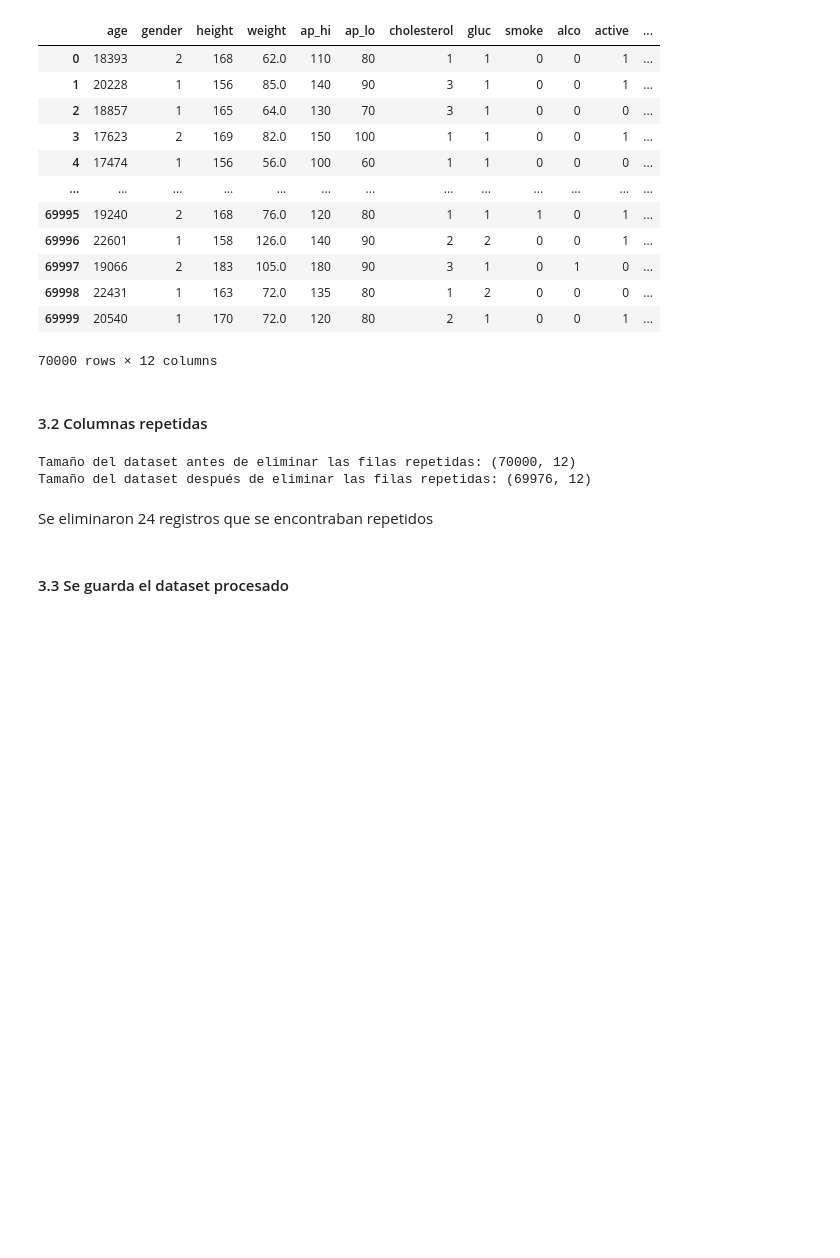
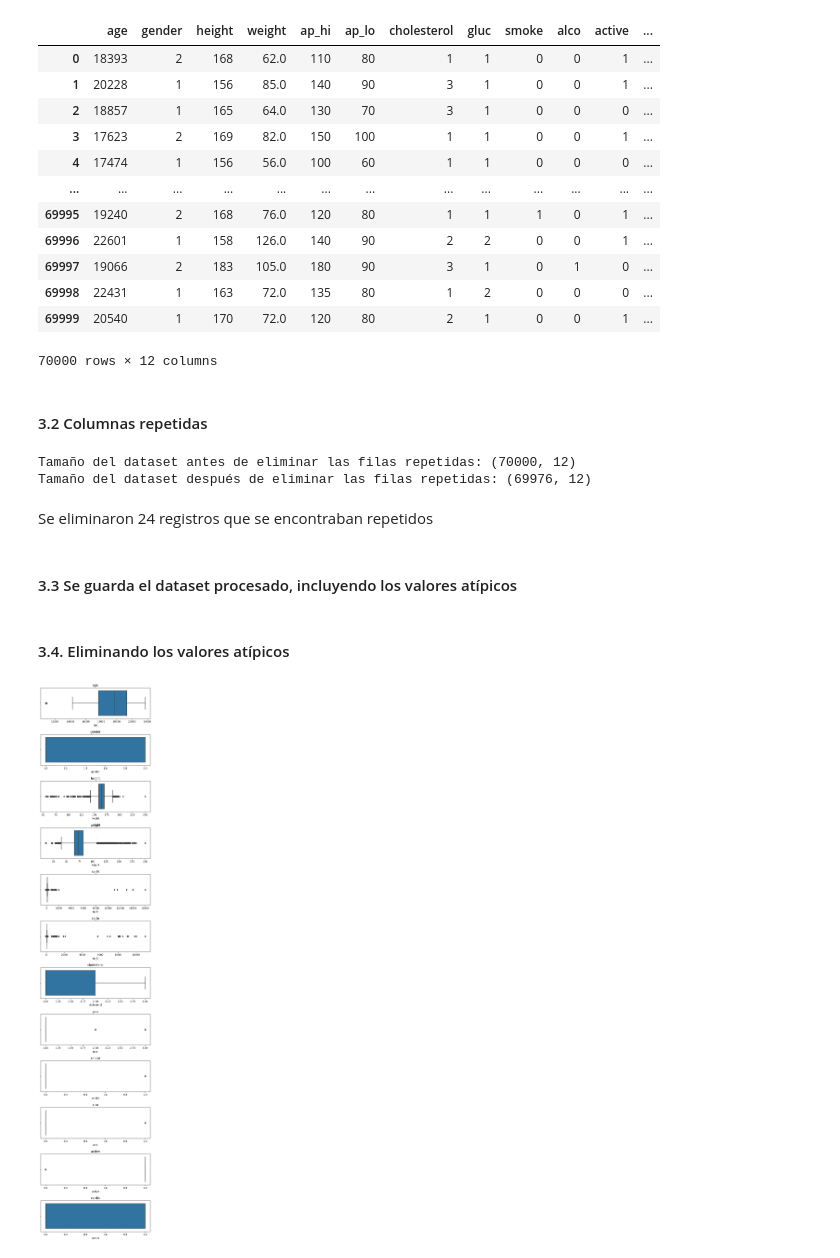
Before and after one commit to DiegoAlejandroLozano/prediccion_enfermedades_cardiovascular, a Jupyter notebook: codigo/limpieza_datos.ipynb, the cells around one changed output. Cells and saved outputs as stored; diff of their text form; code cells hidden in the pictures; blank space fills up the shorter version.

Commit message:
V7. Se crea  un nuevo dataset sin outliers

```diff
--- a/codigo/limpieza_datos.ipynb
+++ b/codigo/limpieza_datos.ipynb
@@ -85,6 +85,18 @@ Tamaño del dataset después de eliminar las filas repetidas: (69976, 12)
 # %% [markdown]
 Se eliminaron 24 registros que se encontraban repetidos
 # %% [markdown]
-#### 3.3 Se guarda el dataset procesado
+#### 3.3 Se guarda el dataset procesado, incluyendo los valores atípicos
 # %%
 dataset.to_csv('..\datos_procesados\datos_procesados.csv')
+# %% [markdown]
+#### 3.4. Eliminando los valores atípicos
+# %%
+cols_num = dataset.select_dtypes(include=['int64','float64']).columns.to_list()
+fig, ax = plt.subplots(nrows=len(cols_num), ncols=1, figsize=(8,40))
+fig.subplots_adjust(hspace=0.5)
+
+for i, col in enumerate(cols_num):
+    sns.boxplot(x=col, data=dataset, ax=ax[i])
+    ax[i].set_title(col)
+# %% [output]
+[figure, added]
```
Also changed, not shown: parts of 7 cells of this notebook, 21 other files.
